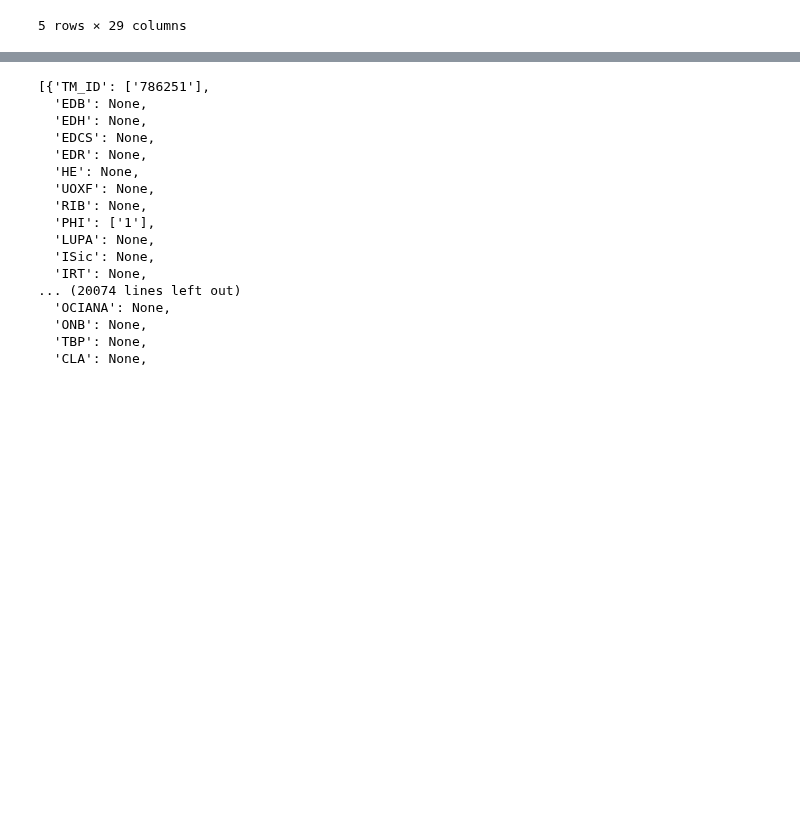
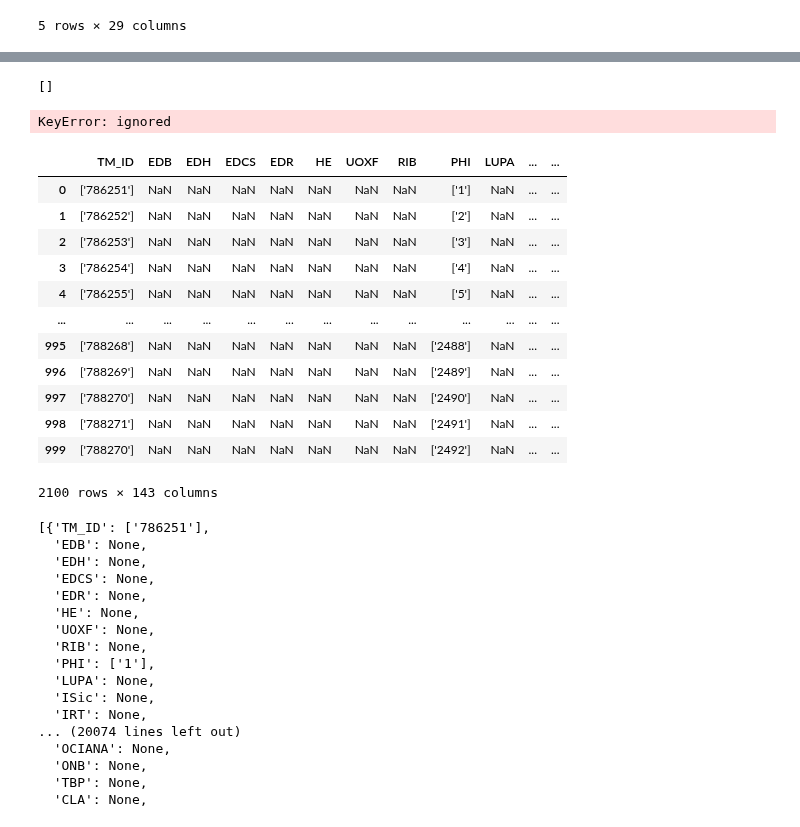
Before and after one commit to sdam-au/GI_ETL, a Jupyter notebook: scripts/phi_trismegistos_colab.ipynb, the cells around one changed output, grey strips where cells are left out. Cells and saved outputs as stored; diff of their text form; code cells hidden in the pictures; blank space fills up the shorter version.

```diff
--- a/scripts/phi_trismegistos_colab.ipynb
+++ b/scripts/phi_trismegistos_colab.ipynb
@@ -11,0 +13,2 @@ import time
+# %%
+s = sddk.cloudSession("sciencedata.dk", "SDAM_root", "648597@au.dk")
@@ -113,0 +136,4 @@ TypeError: object of type 'NoneType' has no len()
+# %%
+PHI_TM_1000 = s.read_file("SDAM_data/PHI/PHI_TM_{0}.csv".format(str(1000)))
+PHI_TM_2000 = s.read_file("SDAM_data/PHI/PHI_TM_{0}.csv".format(str(2000)))
+PHI_TM_3000 = s.read_file("SDAM_data/PHI/PHI_TM_{0}.csv".format(str(3000)))
@@ -114,3 +144,27 @@ TypeError: object of type 'NoneType' has no len()
+# %%
+[el for el in PHI_TM_merge["TM_ID"] if not isinstance(eval(el), list)]
+# %% [output]
+[]
+# %%
+PHI_TM_merge[PHI_TM_merge["TM_ID"]]
+# %% [output]
+KeyError: ignored
+# %%
+PHI_TM_1000.append(PHI_TM_2000)
+# %% [output]
+|  | TM_ID | EDB | EDH | EDCS | EDR | HE | UOXF | RIB | PHI | LUPA | ... | ... |
+| 0 | ['786251'] | NaN | NaN | NaN | NaN | NaN | NaN | NaN | ['1'] | NaN | ... | ... |
+| 1 | ['786252'] | NaN | NaN | NaN | NaN | NaN | NaN | NaN | ['2'] | NaN | ... | ... |
+| 2 | ['786253'] | NaN | NaN | NaN | NaN | NaN | NaN | NaN | ['3'] | NaN | ... | ... |
+| 3 | ['786254'] | NaN | NaN | NaN | NaN | NaN | NaN | NaN | ['4'] | NaN | ... | ... |
+| 4 | ['786255'] | NaN | NaN | NaN | NaN | NaN | NaN | NaN | ['5'] | NaN | ... | ... |
+| ... | ... | ... | ... | ... | ... | ... | ... | ... | ... | ... | ... | ... |
+| 995 | ['788268'] | NaN | NaN | NaN | NaN | NaN | NaN | NaN | ['2488'] | NaN | ... | ... |
+| 996 | ['788269'] | NaN | NaN | NaN | NaN | NaN | NaN | NaN | ['2489'] | NaN | ... | ... |
+| 997 | ['788270'] | NaN | NaN | NaN | NaN | NaN | NaN | NaN | ['2490'] | NaN | ... | ... |
+| 998 | ['788271'] | NaN | NaN | NaN | NaN | NaN | NaN | NaN | ['2491'] | NaN | ... | ... |
+| 999 | ['788270'] | NaN | NaN | NaN | NaN | NaN | NaN | NaN | ['2492'] | NaN | ... | ... |
+2100 rows × 143 columns
 # %%
 all_inscriptions
 # %% [output]
```
Also changed, not shown: parts of 11 cells of this notebook.
